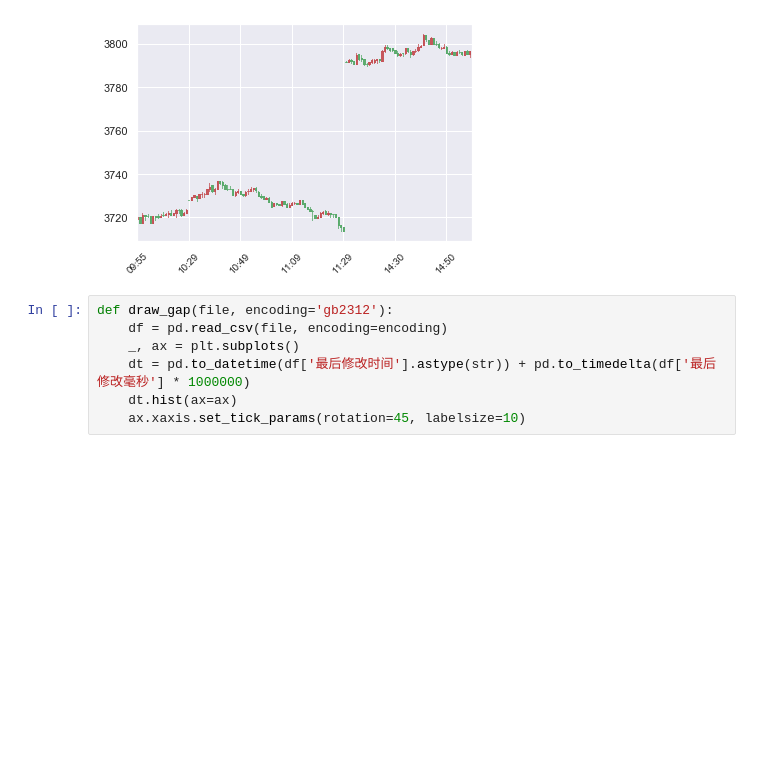
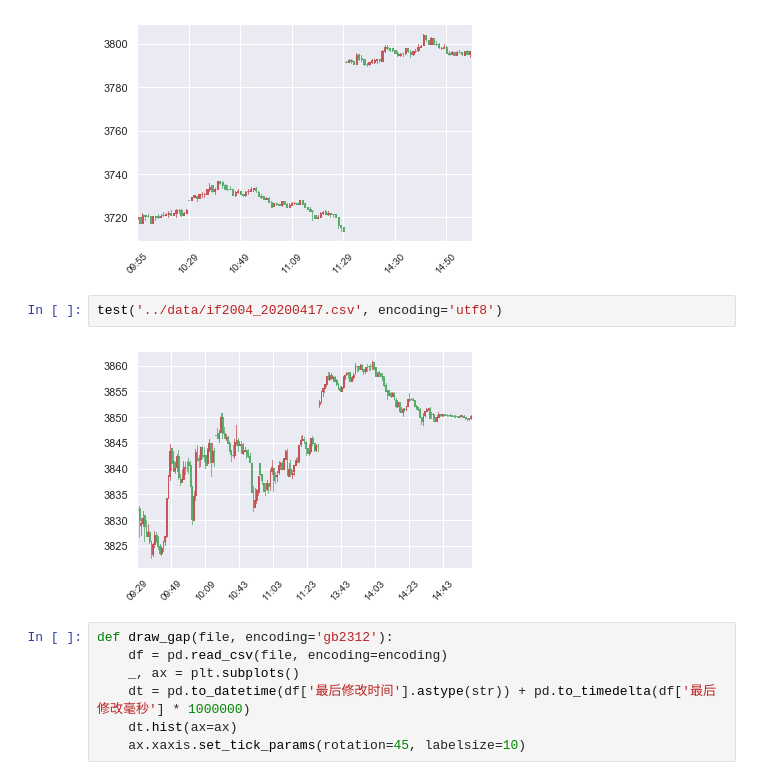
Before and after one commit to vargeek/quant_assignment, a Jupyter notebook: week2/note.ipynb, the cells around one changed output. Drawn from its saved outputs; the diff is of its cells as text; blank space fills up the shorter version.

```diff
--- a/week2/note.ipynb
+++ b/week2/note.ipynb
@@ -96,6 +96,10 @@ def test(file, encoding='gb2312'):
 test('../data/if2004_20200416.csv', encoding='utf8')
 # %% [output]
 [figure]
+# %%
+test('../data/if2004_20200417.csv', encoding='utf8')
+# %% [output]
+[figure, added]
 # %%
 def draw_gap(file, encoding='gb2312'):
     df = pd.read_csv(file, encoding=encoding)
```
Also changed, not shown: parts of 3 cells of this notebook.
